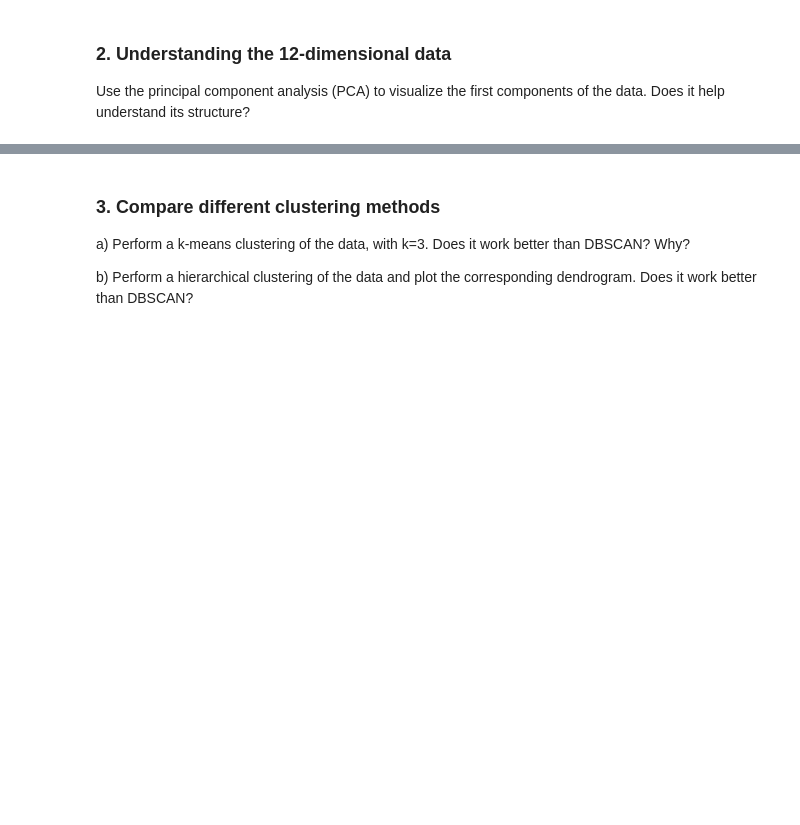
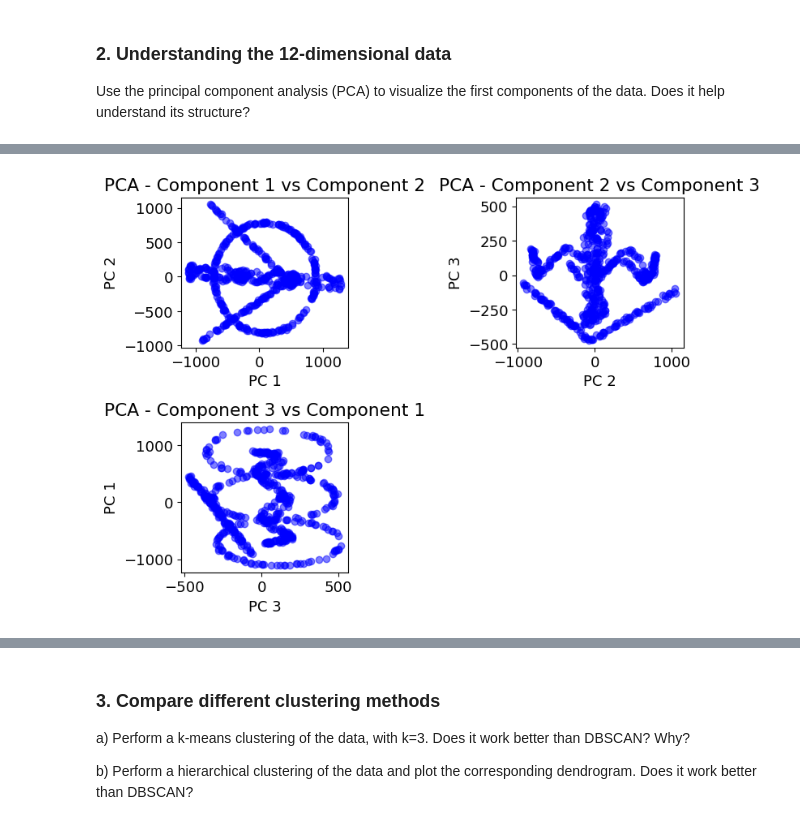
Before and after one commit to Kallo27/LCP_B, a Jupyter notebook: group2405_exercise2.ipynb, the cells around one changed output, grey strips where cells are left out. Cells and saved outputs as stored; diff of their text form; code cells hidden in the pictures; blank space fills up the shorter version.

```diff
--- a/group2405_exercise2.ipynb
+++ b/group2405_exercise2.ipynb
@@ -159,0 +185,24 @@ Use the principal component analysis (PCA) to visualize the first components of
+# %%
+# Assuming 'x' is your data
+# Perform PCA with the desired number of components (e.g., 2 for 2D visualization)
+num_components = 3
+pca = PCA(n_components=num_components)
+x_pca = pca.fit_transform(x)
+
+# Plot the data in the PCA space
+fig = plt.figure(figsize=(8, 6))
+component_pairs = [(0, 1), (1, 2), (2, 0)]
+
+for i, (comp1, comp2) in enumerate(component_pairs, start=1):
+    ax = plt.subplot(2, 2, i)
+    scatter = ax.scatter(x_pca[:, comp1], x_pca[:, comp2], c='b',alpha=0.5)
+    ax.set_title(f'PCA - Component {comp1+1} vs Component {comp2+1}')
+    ax.set_xlabel(f'PC {comp1+1}')
+    ax.set_ylabel(f'PC {comp2+1}')
+
+plt.subplots_adjust(wspace=1)
+plt.subplots_adjust(hspace=0.5)
+
+plt.show()
+# %% [output]
+[figure, added]
```
Also changed, not shown: parts of 18 cells of this notebook.
